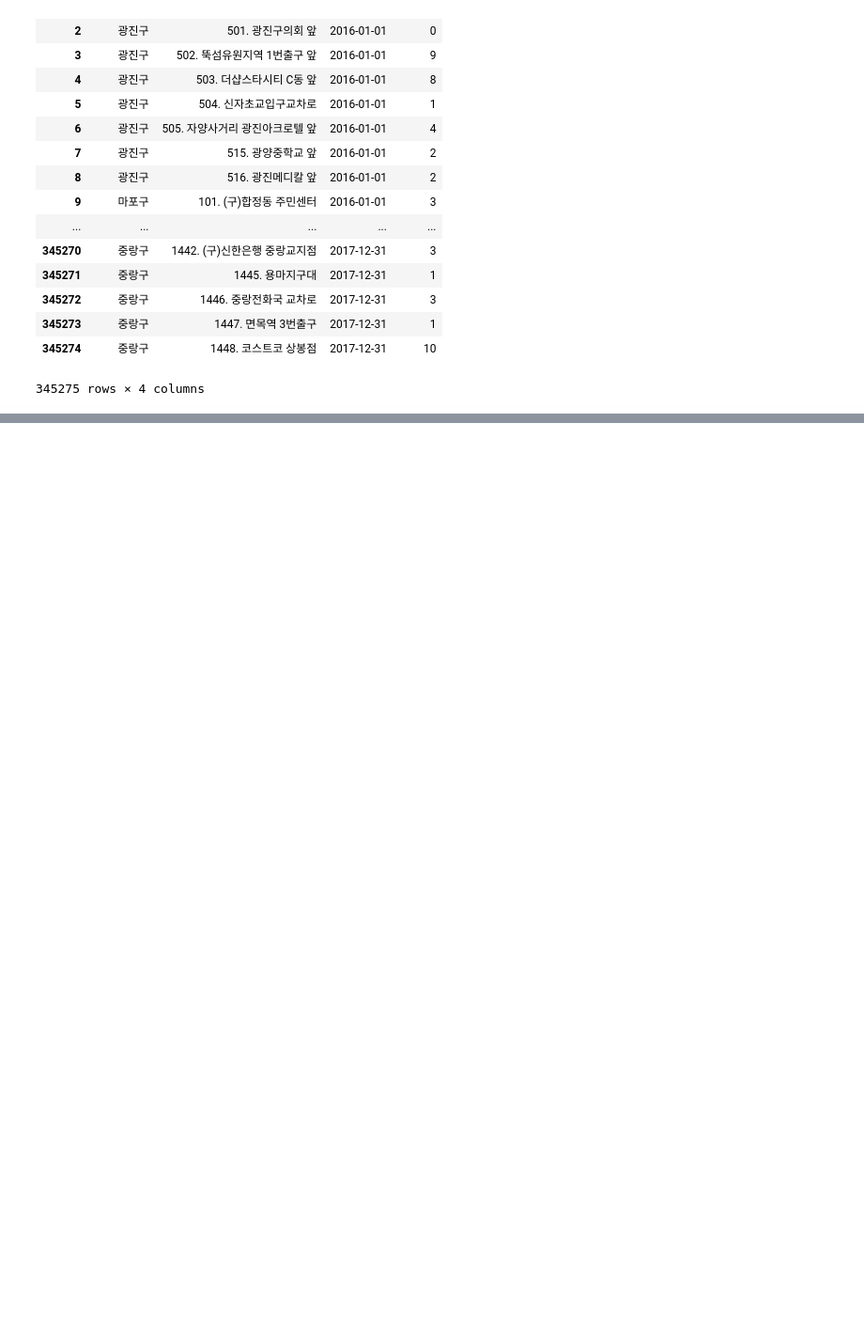
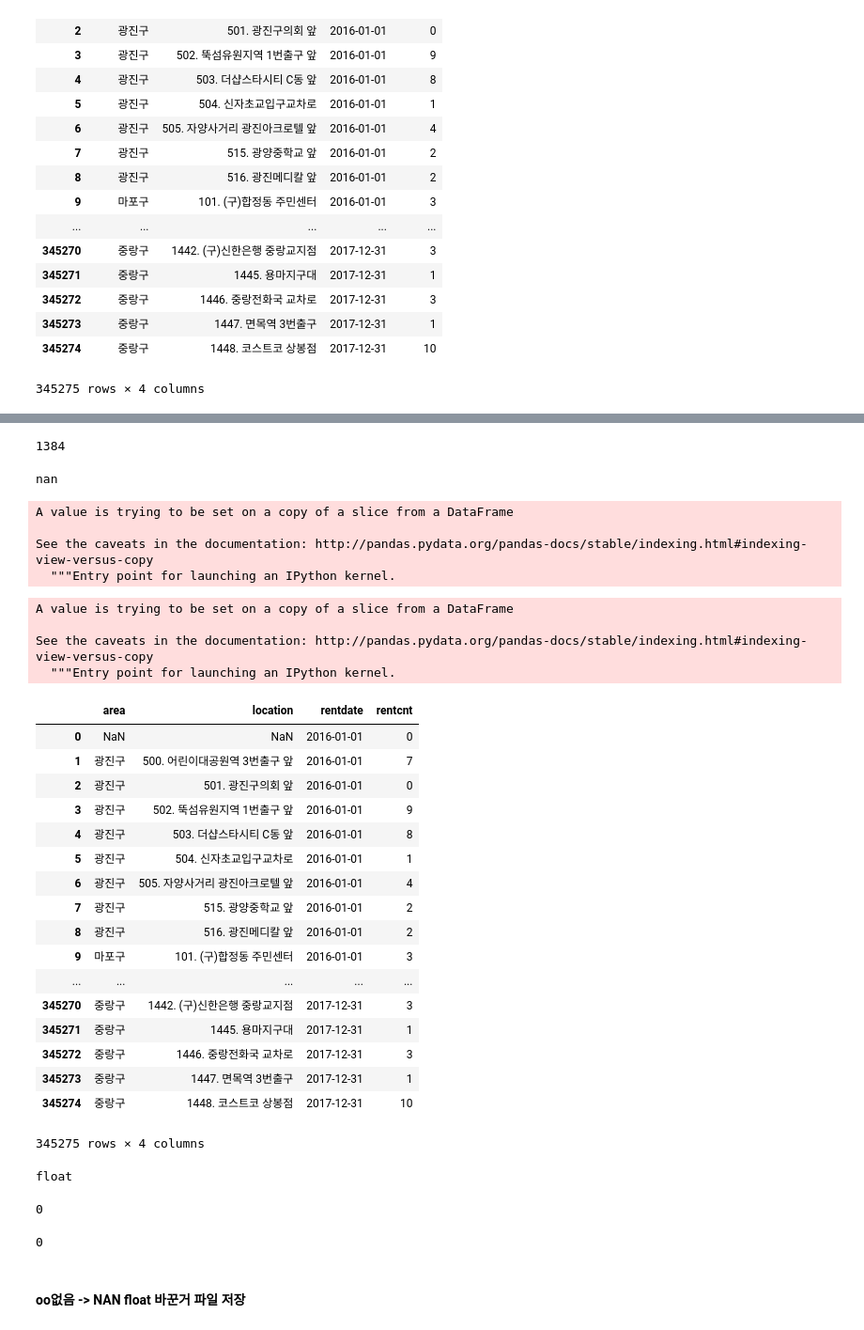
Before and after one commit to firstock/proj_sponge_bicycle, a Jupyter notebook: KHJ_clean.ipynb, the cells around one changed output, grey strips where cells are left out. Shown at 94% size. Drawn from its saved outputs; the diff is of its cells as text; code cells hidden in the pictures; blank space fills up the shorter version.

```diff
--- a/KHJ_clean.ipynb
+++ b/KHJ_clean.ipynb
@@ -105,0 +116,2 @@ rent_tot
+# %%
+naFind= lambda x: '없음' in x
@@ -105,0 +142,4 @@ rent_tot
+# %%
+sum(rent_tot.area.map(naFind))
+# %% [output]
+1384
@@ -105,0 +148,43 @@ rent_tot
+# %%
+np.nan
+# %% [output]
+nan
+# %%
+rent_tot.area[rent_tot.area.map(naFind)]= np.nan
+# %% [output]
+A value is trying to be set on a copy of a slice from a DataFrame
+
+See the caveats in the documentation: http://pandas.pydata.org/pandas-docs/stable/indexing.html#indexing-view-versus-copy
+  """Entry point for launching an IPython kernel.
+# %%
+rent_tot.location[rent_tot.location.map(naFind)]= np.nan
+# %% [output]
+A value is trying to be set on a copy of a slice from a DataFrame
+
+See the caveats in the documentation: http://pandas.pydata.org/pandas-docs/stable/indexing.html#indexing-view-versus-copy
+  """Entry point for launching an IPython kernel.
+# %%
+rent_tot
+# %% [output]
+|  | area | location | rentdate | rentcnt |
+| 0 | NaN | NaN | 2016-01-01 | 0 |
+| 1 | 광진구 | 500. 어린이대공원역 3번출구 앞 | 2016-01-01 | 7 |
+| 2 | 광진구 | 501. 광진구의회 앞 | 2016-01-01 | 0 |
+| 3 | 광진구 | 502. 뚝섬유원지역 1번출구 앞 | 2016-01-01 | 9 |
+| 4 | 광진구 | 503. 더샵스타시티 C동 앞 | 2016-01-01 | 8 |
+| 5 | 광진구 | 504. 신자초교입구교차로 | 2016-01-01 | 1 |
+| 6 | 광진구 | 505. 자양사거리 광진아크로텔 앞 | 2016-01-01 | 4 |
+| 7 | 광진구 | 515. 광양중학교 앞 | 2016-01-01 | 2 |
+| 8 | 광진구 | 516. 광진메디칼 앞 | 2016-01-01 | 2 |
+| 9 | 마포구 | 101. (구)합정동 주민센터 | 2016-01-01 | 3 |
+| ... | ... | ... | ... | ... |
+| 345270 | 중랑구 | 1442. (구)신한은행 중랑교지점 | 2017-12-31 | 3 |
+| 345271 | 중랑구 | 1445. 용마지구대 | 2017-12-31 | 1 |
+| 345272 | 중랑구 | 1446. 중랑전화국 교차로 | 2017-12-31 | 3 |
+| 345273 | 중랑구 | 1447. 면목역 3번출구 | 2017-12-31 | 1 |
+| 345274 | 중랑구 | 1448. 코스트코 상봉점 | 2017-12-31 | 10 |
+345275 rows × 4 columns
+# %%
+type(rent_tot.area[0])
+# %% [output]
+float
@@ -105,0 +195,10 @@ rent_tot
+# %%
+sum(pd.isnull(rent_tot.rentdate))
+# %% [output]
+0
+# %%
+sum(pd.isnull(rent_tot.rentcnt))
+# %% [output]
+0
+# %% [markdown]
+#### oo없음 -> NAN float 바꾼거 파일 저장
```
Also changed, not shown: parts of 8 cells of this notebook, 1 other file.
